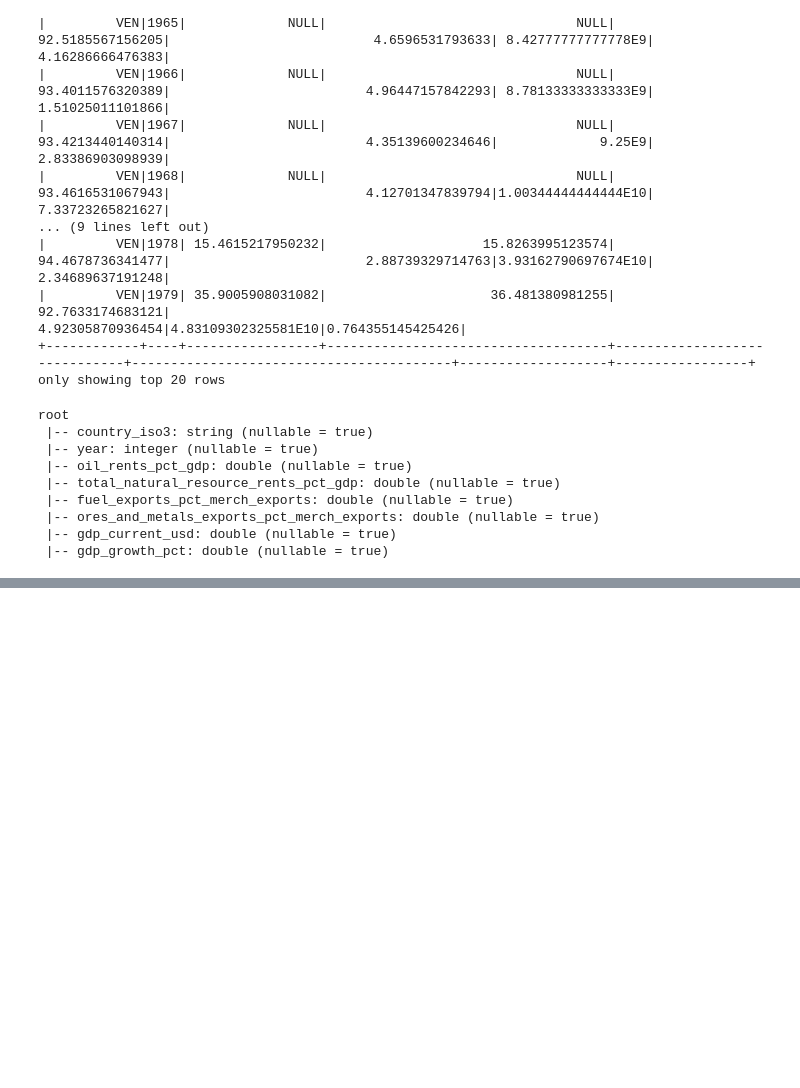
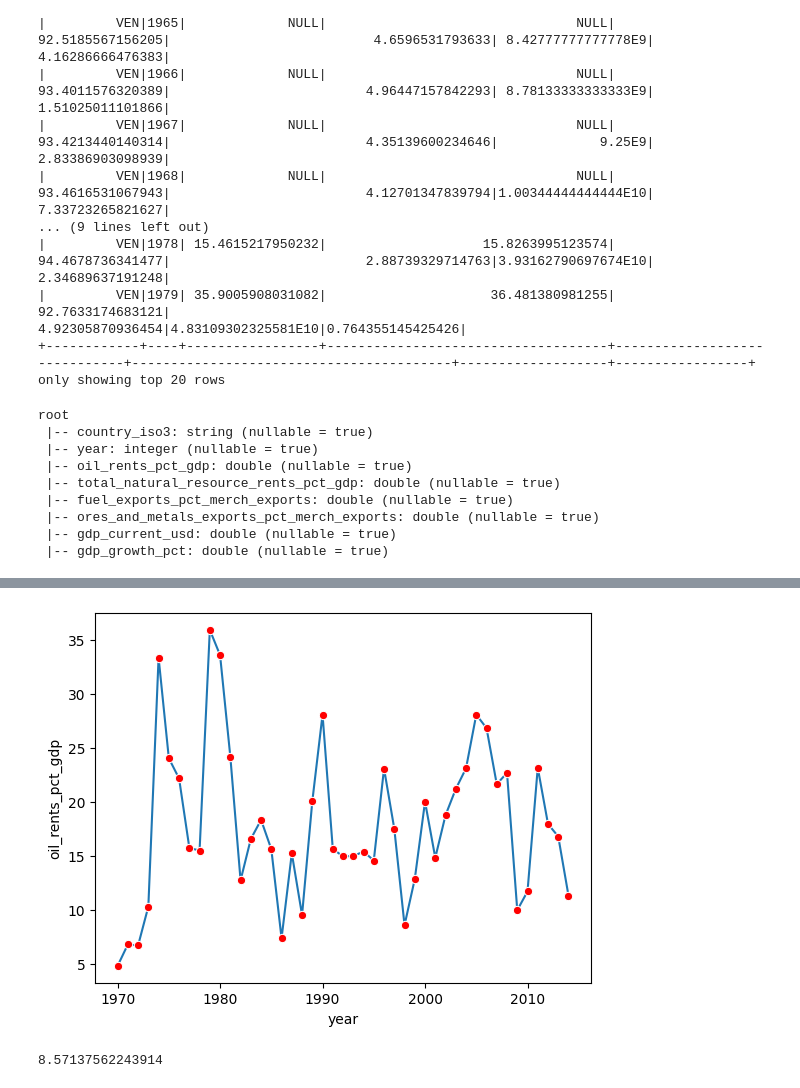
Before and after one commit to amithvardhan99/misc, a Jupyter notebook: Venezuela Resource Dependency & Economy(1960-2023)/notebook.ipynb, the cells around one changed output, grey strips where cells are left out. Saved outputs shown, nothing was run; the diff lists cells and outputs as text; code cells hidden in the pictures; blank space fills up the shorter version.

```diff
--- a/Venezuela Resource Dependency & Economy(1960-2023)/notebook.ipynb
+++ b/Venezuela Resource Dependency & Economy(1960-2023)/notebook.ipynb
@@ -67,0 +67,10 @@ PySparkTypeError: [NOT_STR_OR_LIST_OF_RDD] Argument `path` should be a str or li
+# %%
+df_pd = df.toPandas()
+ax = sns.lineplot(x=df_pd["year"],y=df_pd["oil_rents_pct_gdp"],marker="o")
+ax.lines[0].set_markerfacecolor("red")
+# %% [output]
+[figure, added]
+# %%
+df.agg(percentile_approx(col("oil_rents_pct_gdp"),[0.1])).first()[0][0]
+# %% [output]
+8.57137562243914
```
Also changed, not shown: parts of 5 cells of this notebook, 1 other file.
